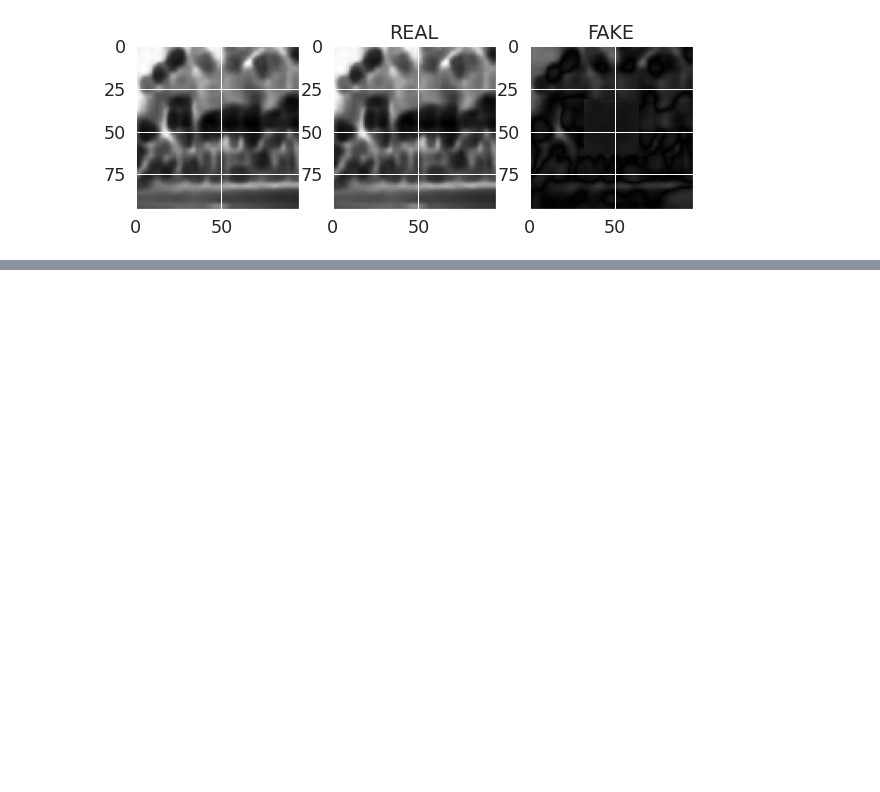
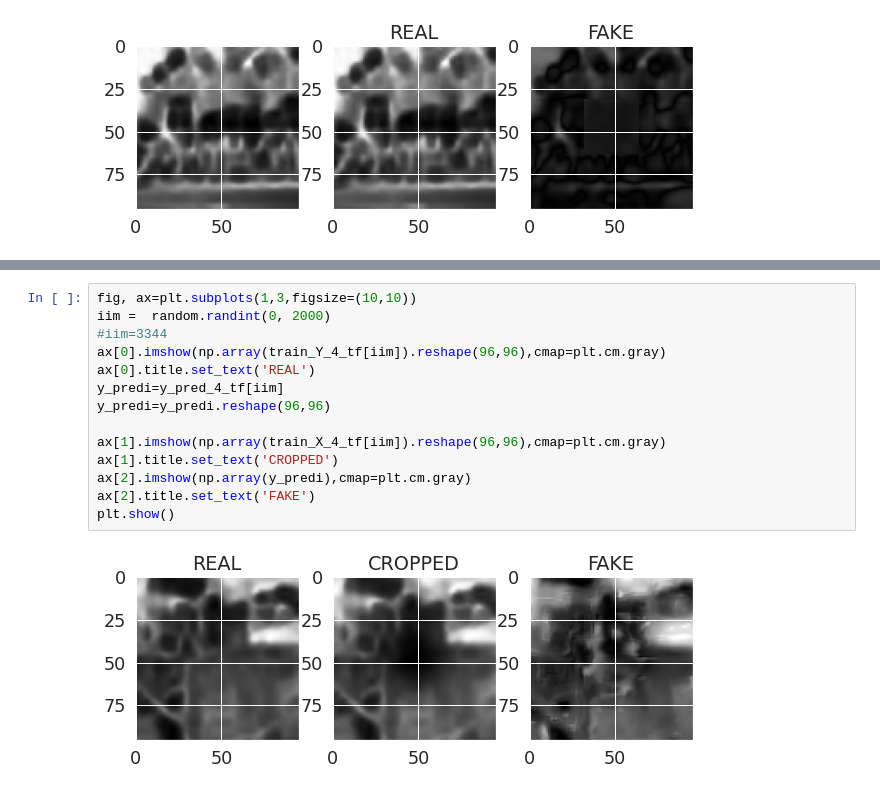
Before and after one commit to WeiKuoLi/Picture-Interpolation, a Jupyter notebook: picture_interpolation.ipynb, the cells around one changed output, grey strips where cells are left out. Cells and saved outputs as stored; diff of their text form; blank space fills up the shorter version.

```diff
--- a/picture_interpolation.ipynb
+++ b/picture_interpolation.ipynb
@@ -774,0 +940,16 @@ plt.show()
+# %%
+fig, ax=plt.subplots(1,3,figsize=(10,10))
+iim =  random.randint(0, 2000)
+#iim=3344
+ax[0].imshow(np.array(train_Y_4_tf[iim]).reshape(96,96),cmap=plt.cm.gray)
+ax[0].title.set_text('REAL')
+y_predi=y_pred_4_tf[iim]
+y_predi=y_predi.reshape(96,96)
+
+ax[1].imshow(np.array(train_X_4_tf[iim]).reshape(96,96),cmap=plt.cm.gray)
+ax[1].title.set_text('CROPPED')
+ax[2].imshow(np.array(y_predi),cmap=plt.cm.gray)
+ax[2].title.set_text('FAKE')
+plt.show()
+# %% [output]
+[figure, added]
```
Also changed, not shown: parts of 21 cells of this notebook.
